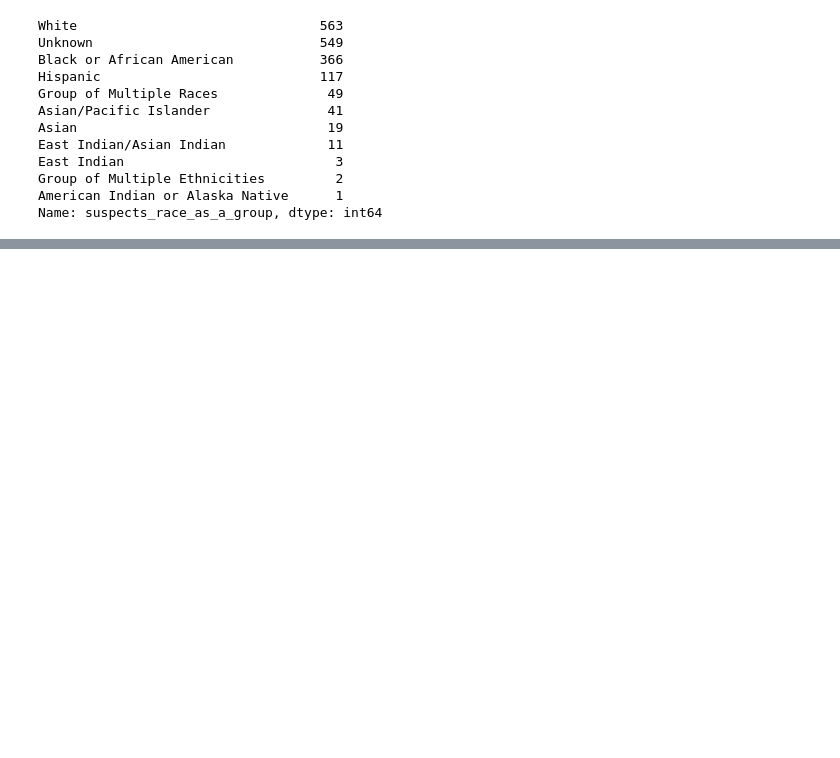
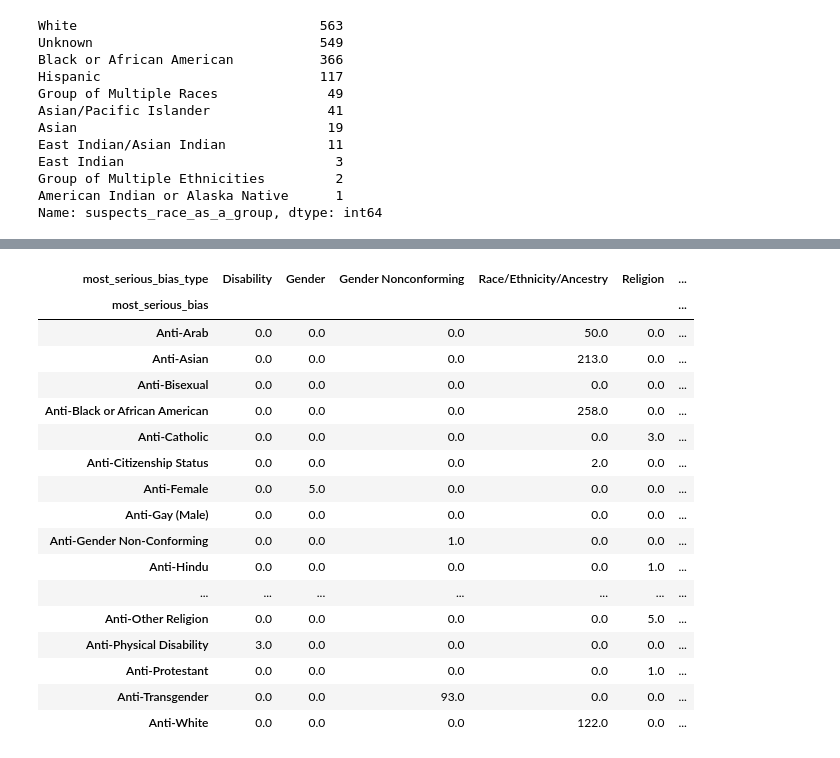
Before and after one commit to angela139/dsc106-final, a Jupyter notebook: src/data/dataprocessing.ipynb, the cells around one changed output, grey strips where cells are left out. Drawn from its saved outputs; the diff is of its cells as text; code cells hidden in the pictures; blank space fills up the shorter version.

```diff
--- a/src/data/dataprocessing.ipynb
+++ b/src/data/dataprocessing.ipynb
@@ -191,0 +145,24 @@ num_occurences
+# %%
+bias_breakdown = trimmed_data.copy()
+bias_breakdown['occurence_year'] = bias_breakdown['occurence_month'].apply(lambda x: x[:4])
+bias_breakdown = bias_breakdown.groupby(['most_serious_bias_type', 'most_serious_bias'])['total_number_of_individual_victims'].sum().reset_index()
+bias_breakdown.pivot(index='most_serious_bias', columns='most_serious_bias_type', values='total_number_of_individual_victims').fillna(0)
+# %% [output]
+| most_serious_bias_type | Disability | Gender | Gender Nonconforming | Race/Ethnicity/Ancestry | Religion | ... |
+| most_serious_bias |  |  |  |  |  | ... |
+| Anti-Arab | 0.0 | 0.0 | 0.0 | 50.0 | 0.0 | ... |
+| Anti-Asian | 0.0 | 0.0 | 0.0 | 213.0 | 0.0 | ... |
+| Anti-Bisexual | 0.0 | 0.0 | 0.0 | 0.0 | 0.0 | ... |
+| Anti-Black or African American | 0.0 | 0.0 | 0.0 | 258.0 | 0.0 | ... |
+| Anti-Catholic | 0.0 | 0.0 | 0.0 | 0.0 | 3.0 | ... |
+| Anti-Citizenship Status | 0.0 | 0.0 | 0.0 | 2.0 | 0.0 | ... |
+| Anti-Female | 0.0 | 5.0 | 0.0 | 0.0 | 0.0 | ... |
+| Anti-Gay (Male) | 0.0 | 0.0 | 0.0 | 0.0 | 0.0 | ... |
+| Anti-Gender Non-Conforming | 0.0 | 0.0 | 1.0 | 0.0 | 0.0 | ... |
+| Anti-Hindu | 0.0 | 0.0 | 0.0 | 0.0 | 1.0 | ... |
+| ... | ... | ... | ... | ... | ... | ... |
+| Anti-Other Religion | 0.0 | 0.0 | 0.0 | 0.0 | 5.0 | ... |
+| Anti-Physical Disability | 3.0 | 0.0 | 0.0 | 0.0 | 0.0 | ... |
+| Anti-Protestant | 0.0 | 0.0 | 0.0 | 0.0 | 1.0 | ... |
+| Anti-Transgender | 0.0 | 0.0 | 93.0 | 0.0 | 0.0 | ... |
+| Anti-White | 0.0 | 0.0 | 0.0 | 122.0 | 0.0 | ... |
```
Also changed, not shown: parts of 12 cells of this notebook, 3 other files.
